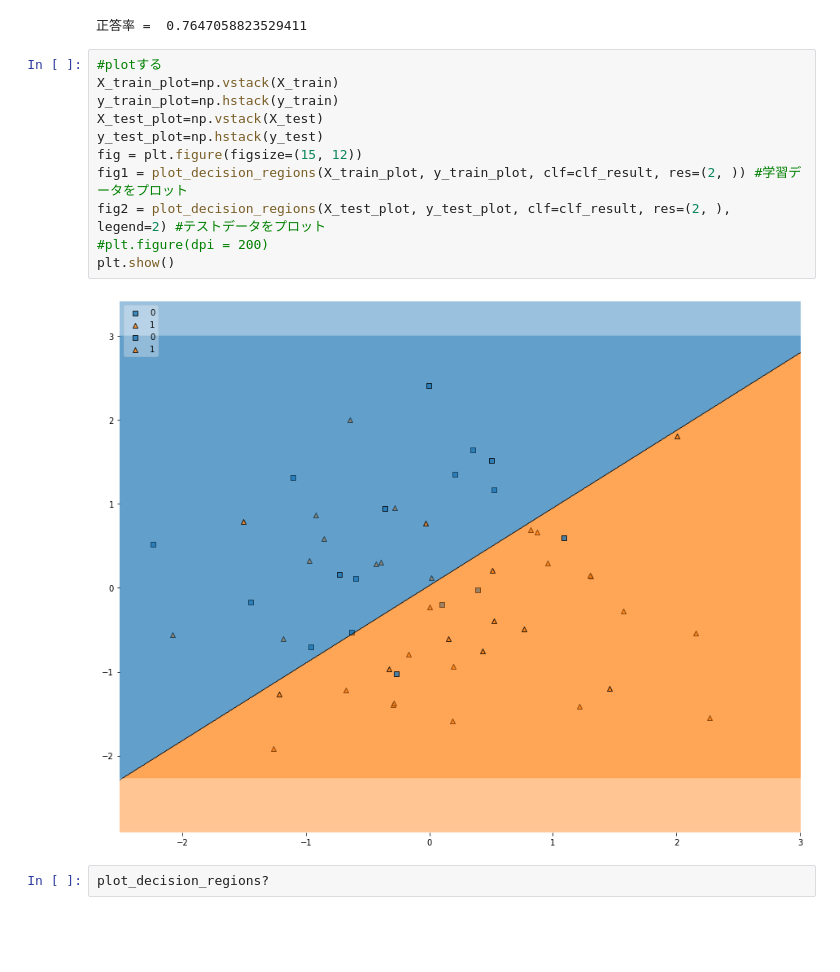
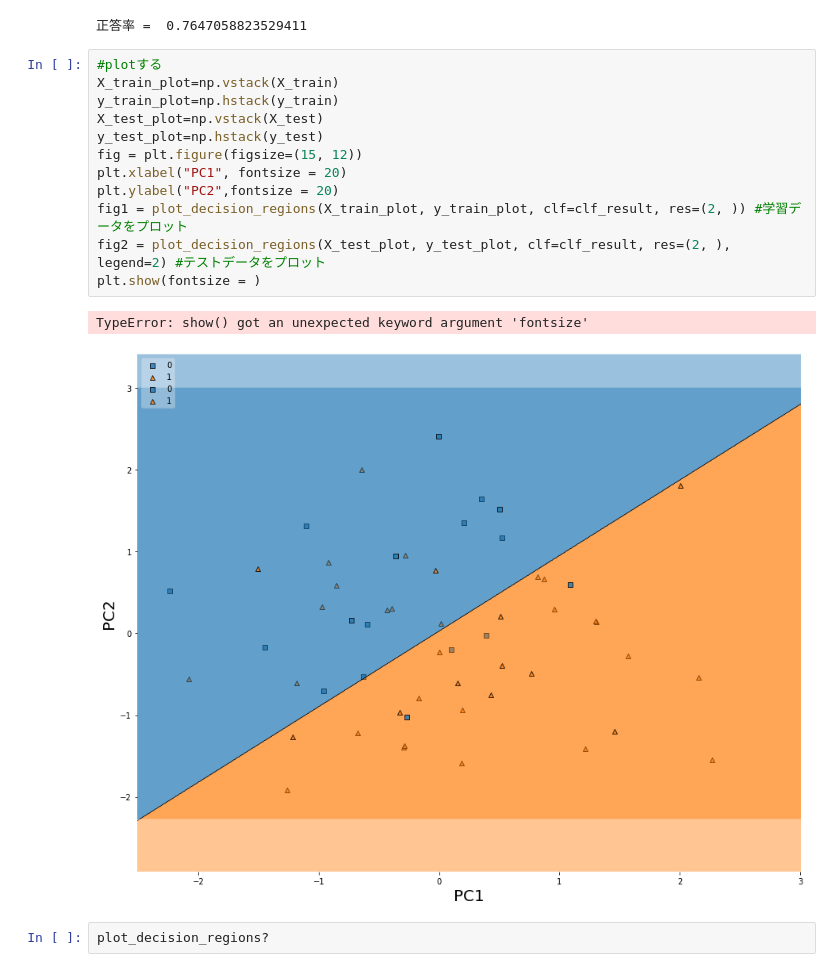
Before and after one commit to jabelic/Analysis_Nigata_rice, a Jupyter notebook: changed_axis.ipynb, the cells around one changed output. Cells and saved outputs as stored; diff of their text form; blank space fills up the shorter version.

Commit message:
arrange the size of plot

```diff
--- a/changed_axis.ipynb
+++ b/changed_axis.ipynb
@@ -94,15 +94,17 @@ print("正答率 = ",ac_score)
 # %%
 #plotする
 X_train_plot=np.vstack(X_train)
 y_train_plot=np.hstack(y_train)
 X_test_plot=np.vstack(X_test)
 y_test_plot=np.hstack(y_test)
 fig = plt.figure(figsize=(15, 12))
+plt.xlabel("PC1", fontsize = 20)
+plt.ylabel("PC2",fontsize = 20)
 fig1 = plot_decision_regions(X_train_plot, y_train_plot, clf=clf_result, res=(2, )) #学習データをプロット
 fig2 = plot_decision_regions(X_test_plot, y_test_plot, clf=clf_result, res=(2, ), legend=2) #テストデータをプロット
-#plt.figure(dpi = 200)
-plt.show()
+plt.show(fontsize = )
 # %% [output]
+TypeError: show() got an unexpected keyword argument 'fontsize'
-[figure, old version]
+[figure, new version]
 # %%
 plot_decision_regions?
```
Also changed, not shown: 1 other file.
